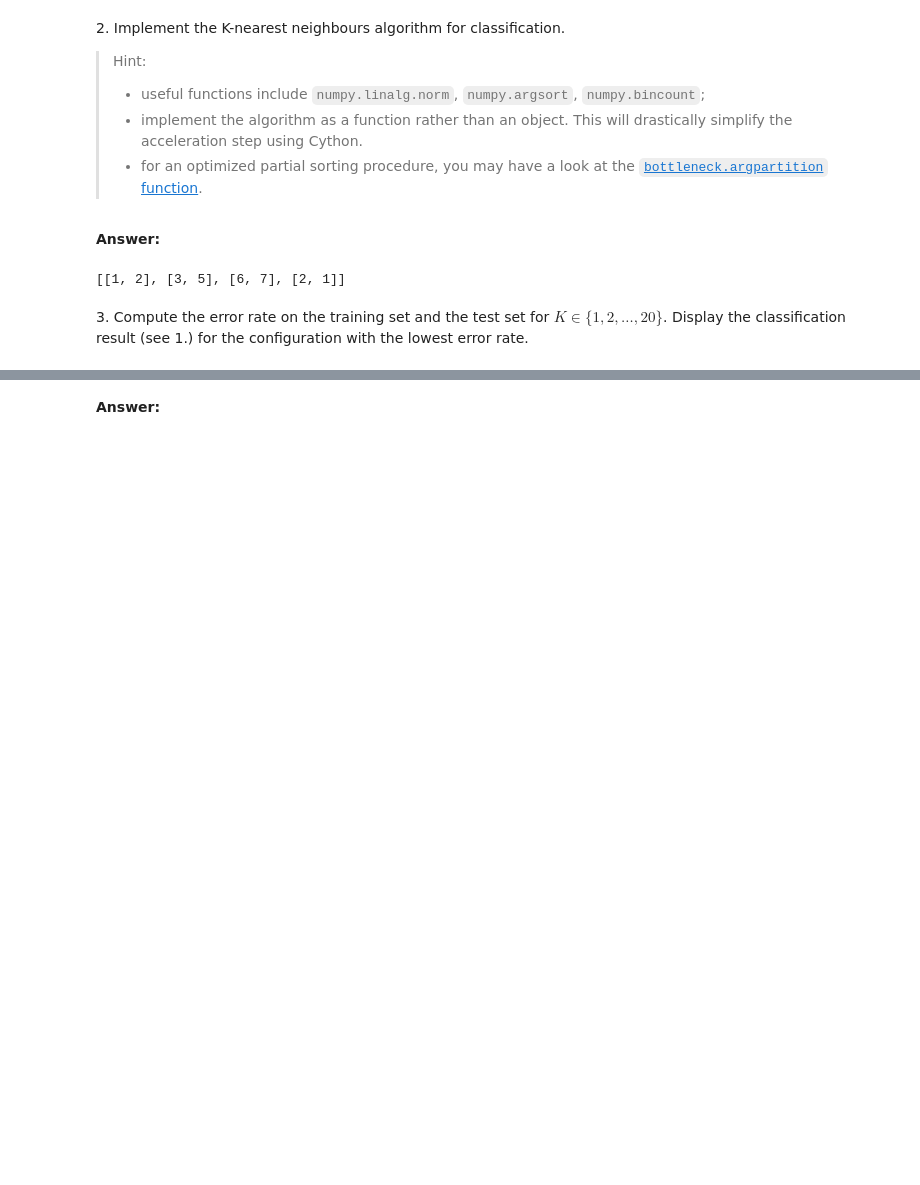
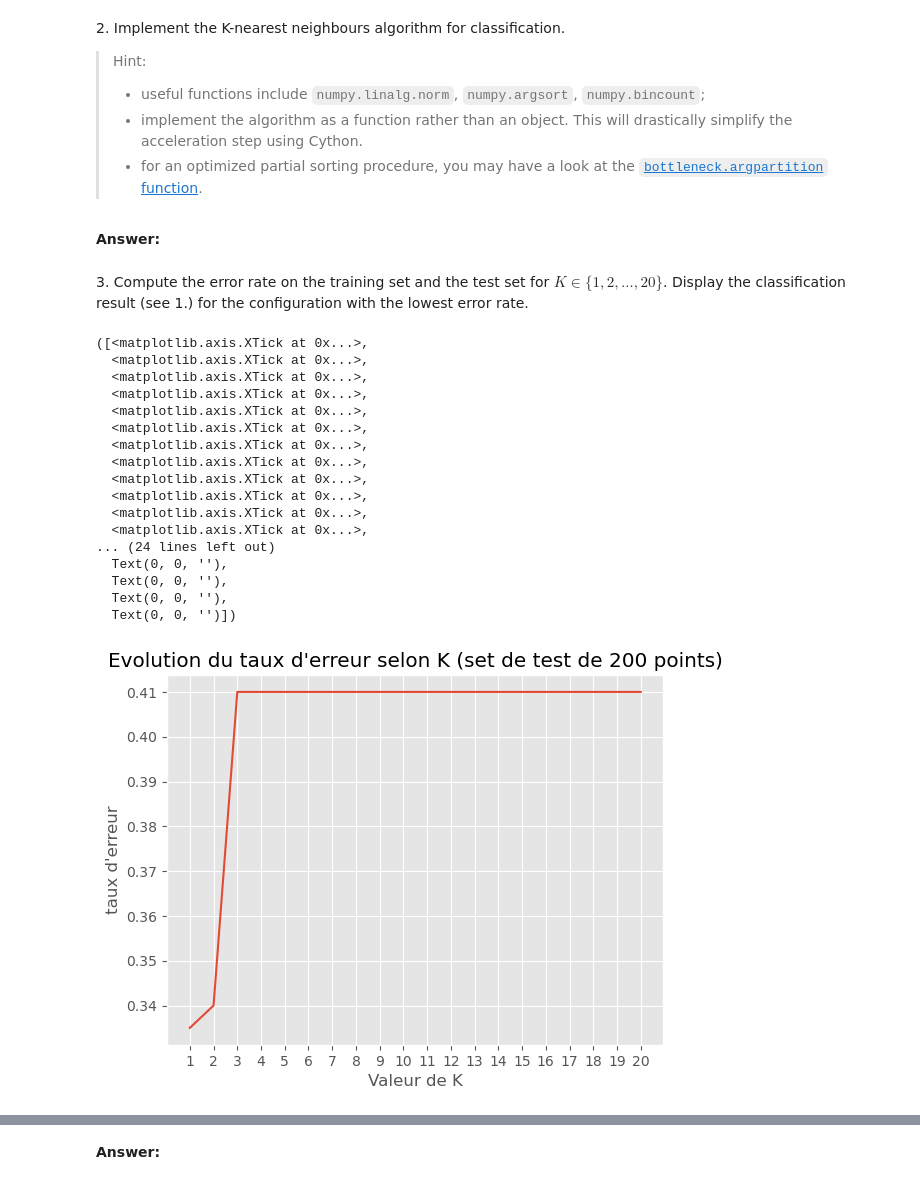
Before and after one commit to VictorCilleros/python_sdia_All, a Jupyter notebook: Labs/Lab4/lab4.ipynb, the cells around one changed output, grey strips where cells are left out. Cells and saved outputs as stored; diff of their text form; code cells hidden in the pictures; blank space fills up the shorter version.

```diff
--- a/Labs/Lab4/lab4.ipynb
+++ b/Labs/Lab4/lab4.ipynb
@@ -78,12 +79,6 @@ Text(0.5, 1.0, 'Points entrainement du data set ')
 > - for an optimized partial sorting procedure, you may have a look at the [`bottleneck.argpartition` function](https://bottleneck.readthedocs.io/en/latest/reference.html#bottleneck.argpartition).
 # %% [markdown]
 **Answer:**
-# %%
-tab=[[1,2],[3,5],[6,7]]
-tab.append([2,1])
-print(tab)
-# %% [output]
-[[1, 2], [3, 5], [6, 7], [2, 1]]
 # %%
 # your code
 def increasingAdd(tab,distance,target):
@@ -131,3 +125,43 @@ def classifier_Knn(x_train,x_new,targets,K):
         return 2
 # %% [markdown]
 3\. Compute the error rate on the training set and the test set for $K \in \{1,2, \dotsc, 20\}$. Display the classification result (see 1.) for the configuration with the lowest error rate.
+# %%
+def testWithTrainOnTest(x_train,X_new,class_train,K):
+    target_prediction_test = []
+    for x in X_new:
+        target_prediction_test.append(classifier_Knn(x_train,x_new=x,targets=class_train,K=K))
+    return target_prediction_test
+
+
+#Compute error rate
+def computeError(target_prediction_test,class_test):
+    return sum(abs(target_prediction_test-class_test))/len(class_test)
+# %%
+tabError=[]
+for k in range(1,21):
+    tabError.append(computeError(testWithTrainOnTest(x_train,x_test,class_train,k),class_test))
+plt.figure()
+plt.plot(np.linspace(1,20,20),tabError)
+plt.title("Evolution du taux d'erreur selon K (set de test de 200 points)")
+plt.xlabel("Valeur de K")
+plt.ylabel("taux d'erreur")
+plt.xticks(np.arange(1, 21,1,dtype=int))
+# %% [output]
+([<matplotlib.axis.XTick at 0x...>,
+  <matplotlib.axis.XTick at 0x...>,
+  <matplotlib.axis.XTick at 0x...>,
+  <matplotlib.axis.XTick at 0x...>,
+  <matplotlib.axis.XTick at 0x...>,
+  <matplotlib.axis.XTick at 0x...>,
+  <matplotlib.axis.XTick at 0x...>,
+  <matplotlib.axis.XTick at 0x...>,
+  <matplotlib.axis.XTick at 0x...>,
+  <matplotlib.axis.XTick at 0x...>,
+  <matplotlib.axis.XTick at 0x...>,
+  <matplotlib.axis.XTick at 0x...>,
+... (24 lines left out)
+  Text(0, 0, ''),
+  Text(0, 0, ''),
+  Text(0, 0, ''),
+  Text(0, 0, '')])
+[figure, added]
```
Also changed, not shown: parts of 9 cells of this notebook.
